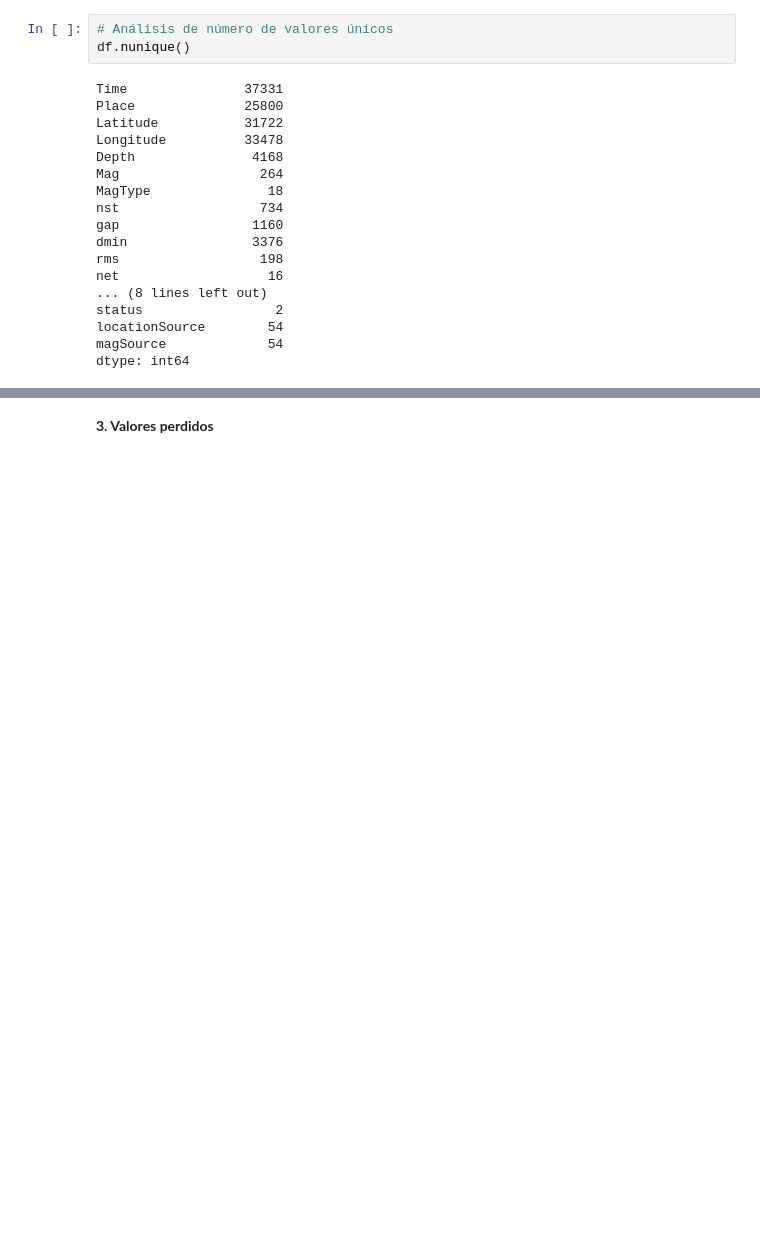
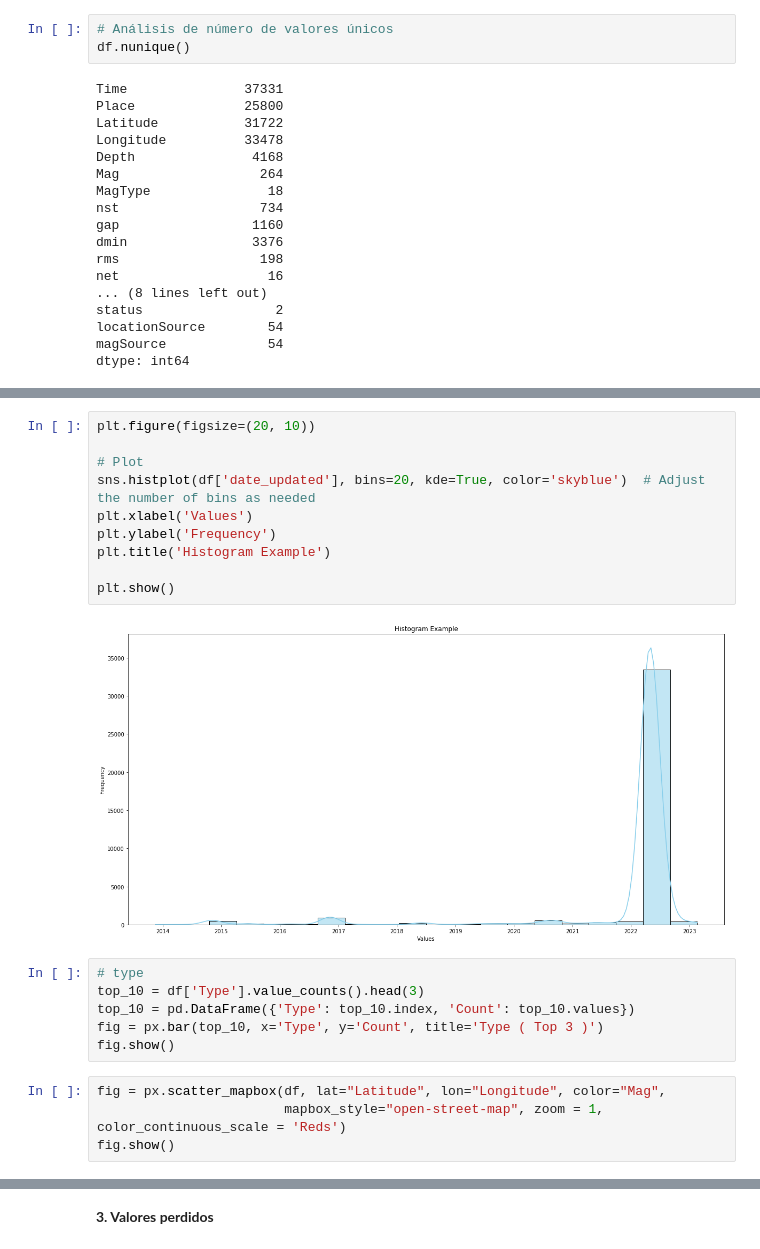
Before and after one commit to imurcortes/Eathquake, a Jupyter notebook: code.ipynb, the cells around one changed output, grey strips where cells are left out. Drawn from its saved outputs; the diff is of its cells as text; blank space fills up the shorter version.

```diff
--- a/code.ipynb
+++ b/code.ipynb
@@ -66,0 +299,22 @@ Columnas transformadas: ['MagType', 'net', 'Unnamed: 14', 'Type', 'status']
+# %%
+plt.figure(figsize=(20, 10))
+
+# Plot
+sns.histplot(df['date_updated'], bins=20, kde=True, color='skyblue')  # Adjust the number of bins as needed
+plt.xlabel('Values')
+plt.ylabel('Frequency')
+plt.title('Histogram Example')
+
+plt.show()
+# %% [output]
+[figure, added]
+# %%
+# type
+top_10 = df['Type'].value_counts().head(3)
+top_10 = pd.DataFrame({'Type': top_10.index, 'Count': top_10.values})
+fig = px.bar(top_10, x='Type', y='Count', title='Type ( Top 3 )')
+fig.show()
+# %%
+fig = px.scatter_mapbox(df, lat="Latitude", lon="Longitude", color="Mag",
+                        mapbox_style="open-street-map", zoom = 1, color_continuous_scale = 'Reds')
+fig.show()
```
Also changed, not shown: parts of 38 cells of this notebook, 2 other files.
